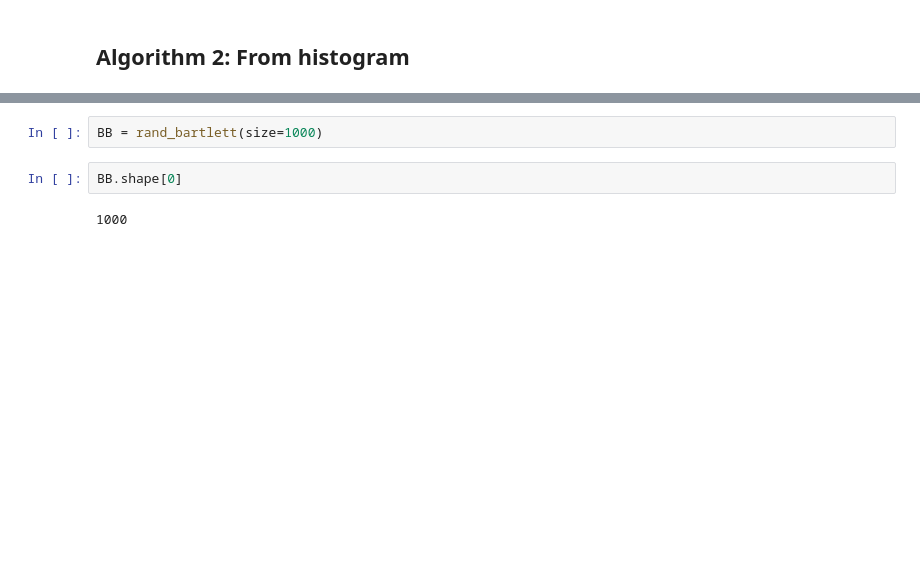
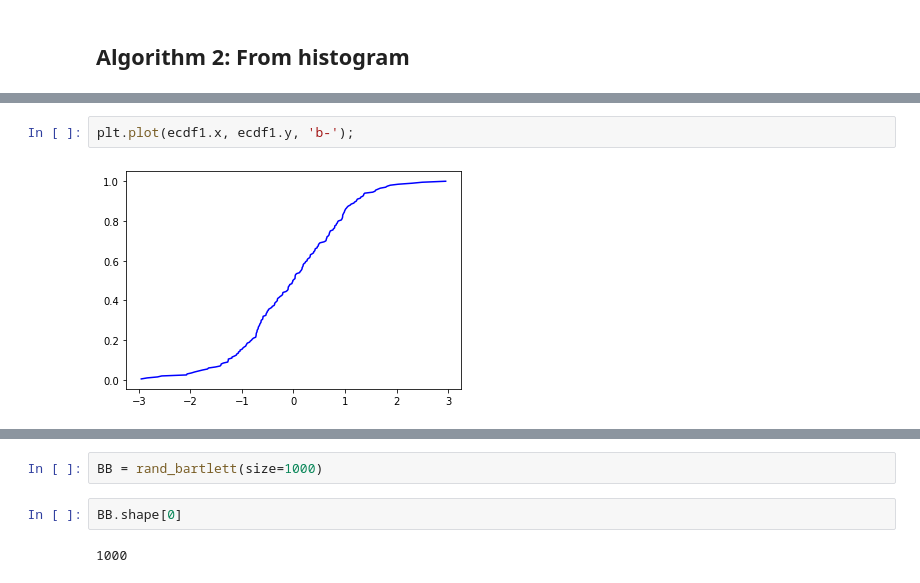
Before and after one commit to joeltanwr/DirtyDF, a Jupyter notebook: test notebooks/testing_sampling_algos.ipynb, the cells around one changed output, grey strips where cells are left out. Drawn from its saved outputs; the diff is of its cells as text; blank space fills up the shorter version.

```diff
--- a/test notebooks/testing_sampling_algos.ipynb
+++ b/test notebooks/testing_sampling_algos.ipynb
@@ -85,0 +111,4 @@ np.histogram(X)
+# %%
+plt.plot(ecdf1.x, ecdf1.y, 'b-');
+# %% [output]
+[figure, added]
```
Also changed, not shown: parts of 22 cells of this notebook.
